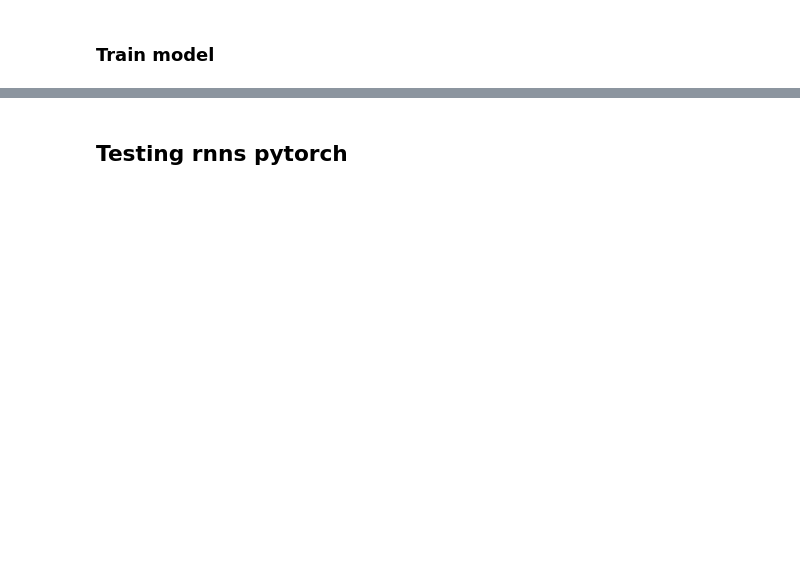
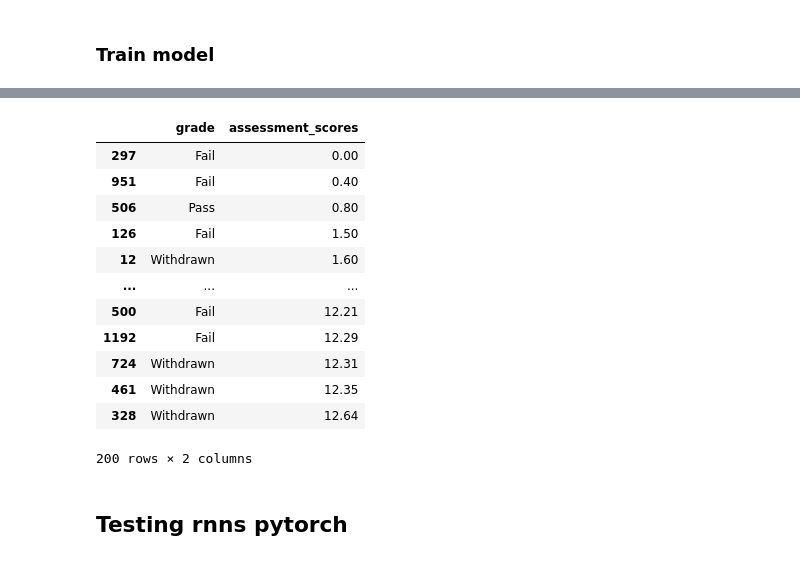
Before and after one commit to olagrasli/DataMiningProject, a Jupyter notebook: data_statistics/baseline_results.ipynb, the cells around one changed output, grey strips where cells are left out. Cells and saved outputs as stored; diff of their text form; code cells hidden in the pictures; blank space fills up the shorter version.

```diff
--- a/data_statistics/baseline_results.ipynb
+++ b/data_statistics/baseline_results.ipynb
@@ -217,3 +185,5 @@ course_vle_df
+# %%
+course_vle_df = course_vle_df.set_index('id_student')
 # %%
 def get_click_matrix(student_id, course_vle_df, number_of_weeks, first_active_day, activities):
     oneStudentVle = course_vle_df.loc[student_id, :]
@@ -257,7 +227,3 @@ module_assessments_df = merged_assessment_df[(merged_assessment_df.code_module==
 #assessment_tuples = sorted(list(set([(row['assessment_type'], row['date']) for index, row in module_assessments_df.iterrows()])), key = lambda x: x[1])
 assessment_tuples = sorted(list(np.unique(np.array(module_assessments_df[['assessment_type', 'date']].to_records(index = False)))), key = lambda x: x[1])
 assessment_tuples = [tuple(assessment) for assessment in assessment_tuples]
-# %%
-student_id = 560773
-student_click_matrix = get_click_matrix(student_id, course_vle_df, number_of_weeks, first_active_day, activities)
-assessment_scores = get_assessment_scores(student_id, module_assessments_df, assessment_tuples)
@@ -411,0 +385,2 @@ y_pred_test[12], y_test[12]
+# %%
+module_assessments_df['final_score'] = module_assessments_df['score']*module_assessments_df['weight']/100
@@ -412,3 +393,26 @@ y_pred_test[12], y_test[12]
+# %%
+grade_items = []
+for student_id in list(set(module_assessments_df['id_student'])):
+    final_ass_score = module_assessments_df[module_assessments_df['id_student']==student_id]['final_score'].sum()
+    final_grade = str(studentInfo_df[(studentInfo_df['code_module']==code_module)&(studentInfo_df['code_presentation']==code_presentation)&(studentInfo_df['id_student']==student_id)]['final_result'].item())
+    grade_items.append({'grade': final_grade, 'assessment_scores': final_ass_score})
+finalGrade_df = pd.DataFrame(grade_items)
+# %%
+finalGrade_df.sort_values(by='assessment_scores').head(200)
+# %% [output]
+|  | grade | assessment_scores |
+| 297 | Fail | 0.00 |
+| 951 | Fail | 0.40 |
+| 506 | Pass | 0.80 |
+| 126 | Fail | 1.50 |
+| 12 | Withdrawn | 1.60 |
+| ... | ... | ... |
+| 500 | Fail | 12.21 |
+| 1192 | Fail | 12.29 |
+| 724 | Withdrawn | 12.31 |
+| 461 | Withdrawn | 12.35 |
+| 328 | Withdrawn | 12.64 |
+200 rows × 2 columns
 # %% [markdown]
 ## Testing rnns pytorch
 # %%
```
Also changed, not shown: parts of 16 cells of this notebook, 3 other files.
